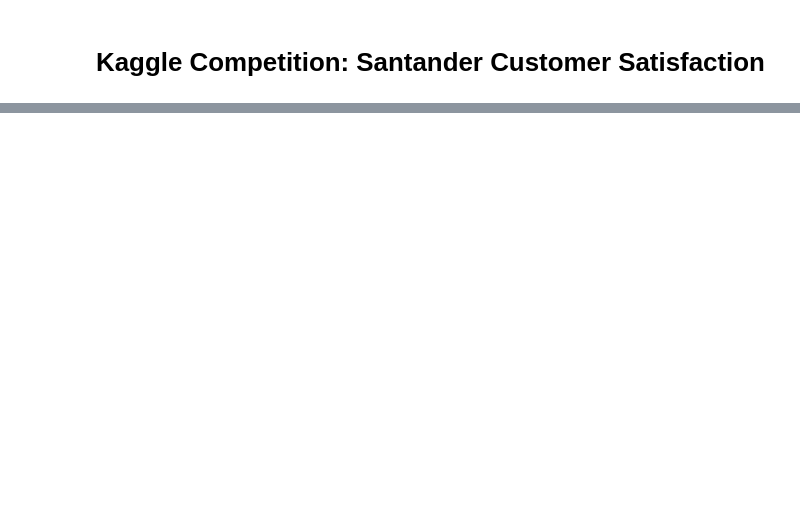
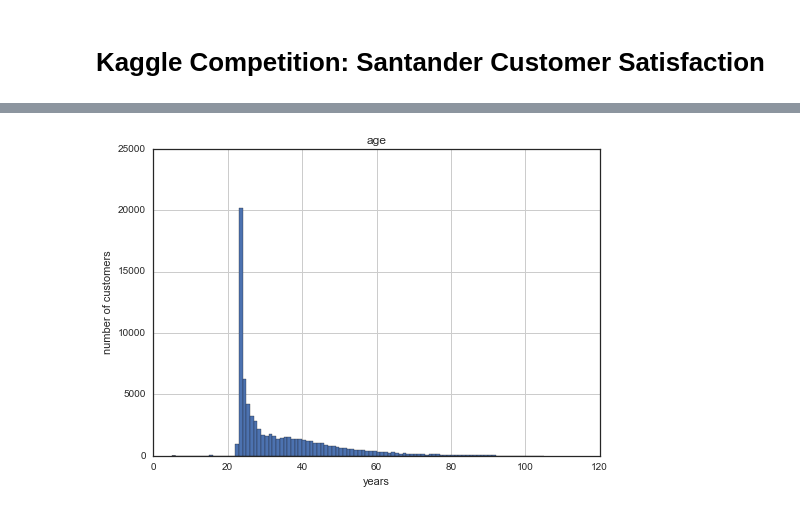
Before and after one commit to sketchychen/kaggle_santander, a Jupyter notebook: Kaggle_Santander.ipynb, the cells around one changed output, grey strips where cells are left out. Saved outputs shown, nothing was run; the diff lists cells and outputs as text; code cells hidden in the pictures; blank space fills up the shorter version.

```diff
--- a/Kaggle_Santander.ipynb
+++ b/Kaggle_Santander.ipynb
@@ -59,0 +117,9 @@ santander.plot(kind='scatter', x='var15', y='TARGET', alpha=0.1)
+# %%
+# distribution
+train.var15.hist(bins=100)
+plt.xlabel('age')
+plt.ylabel('number of customers')
+plt.title('age')
+plt.show()
+# %% [output]
+[figure, added]
```
Also changed, not shown: parts of 26 cells of this notebook, 12 other files.
